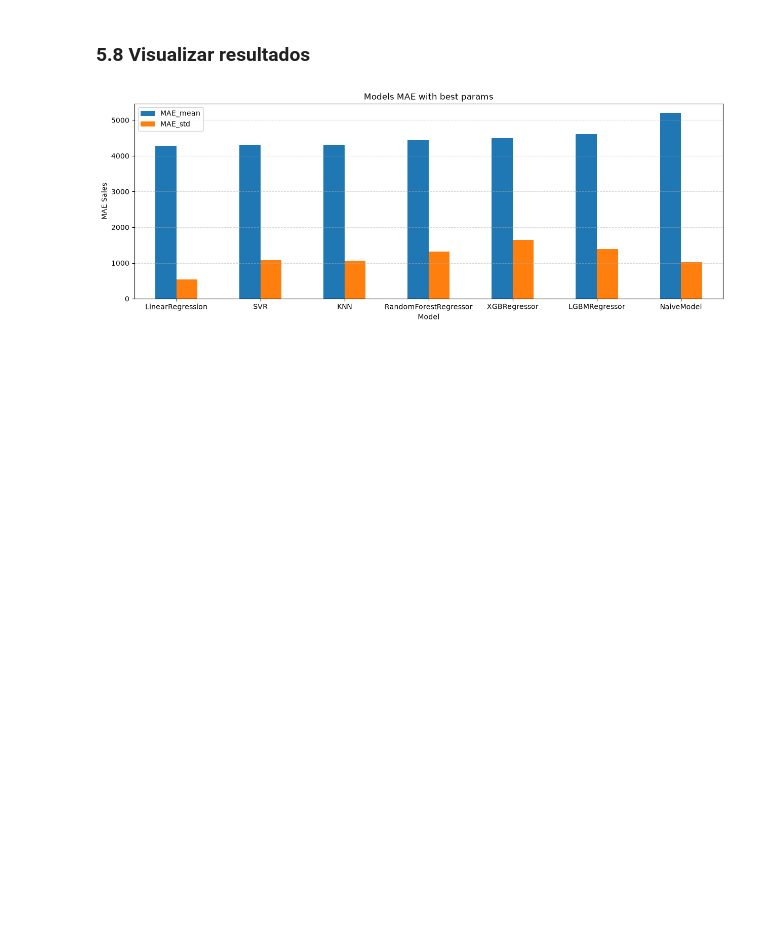
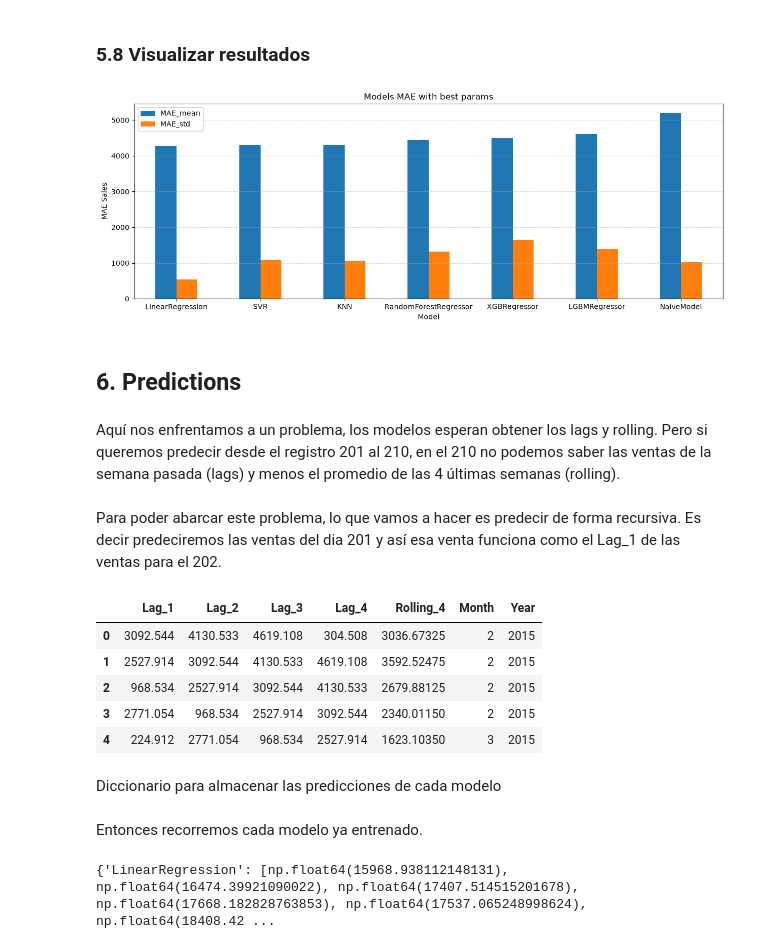
Before and after one commit to charligram/1_analisis_ventas, a Jupyter notebook: notebooks/03_modeling.ipynb, the cells around one changed output. Drawn from its saved outputs; the diff is of its cells as text; code cells hidden in the pictures; blank space fills up the shorter version.

Commit message:
Save predictions in test

```diff
--- a/notebooks/03_modeling.ipynb
+++ b/notebooks/03_modeling.ipynb
@@ -471,3 +453,20 @@ plt.tick_params(rotation=0)
 plt.show()
 # %% [output]
 [figure]
+# %% [markdown]
+## 6. Predictions
+# %% [markdown]
+Aquí nos enfrentamos a un problema, los modelos esperan obtener los lags y rolling. Pero si queremos predecir desde el registro 201 al 210, en el 210 no podemos saber las ventas de la semana pasada (lags) y menos el promedio de las 4 últimas semanas (rolling).
+# %% [markdown]
+Para poder abarcar este problema, lo que vamos a hacer es predecir de forma recursiva. Es decir predeciremos las ventas del dia 201 y así esa venta funciona como el Lag_1 de las ventas para el 202.
+# %%
+X_train.head()
+# %% [output]
+|  | Lag_1 | Lag_2 | Lag_3 | Lag_4 | Rolling_4 | Month | Year |
+| 0 | 3092.544 | 4130.533 | 4619.108 | 304.508 | 3036.67325 | 2 | 2015 |
+| 1 | 2527.914 | 3092.544 | 4130.533 | 4619.108 | 3592.52475 | 2 | 2015 |
+| 2 | 968.534 | 2527.914 | 3092.544 | 4130.533 | 2679.88125 | 2 | 2015 |
+| 3 | 2771.054 | 968.534 | 2527.914 | 3092.544 | 2340.01150 | 2 | 2015 |
+| 4 | 224.912 | 2771.054 | 968.534 | 2527.914 | 1623.10350 | 3 | 2015 |
+# %% [markdown]
+Diccionario para almacenar las predicciones de cada modelo
@@ -473,0 +482,46 @@ plt.show()
+# %% [markdown]
+Entonces recorremos cada modelo ya entrenado.
+# %%
+for model_name, model_object in models_trained.items():
+    # Historial de ventas, digamos que tenemos las ventas desde la 0 a la 200
+    historial = list(y_train)
+
+    # Del DataFrame obtenemos tales fechas que queremos predecir
+    fechas_prediccion = df['Order Date'].iloc[-(len(y_test)):]
+
+    # Sabemos que predeciremos las 10 semanas siguientes, pero por términos de reproducción haremos este proceso
+    # tantas veces como el largo del test, asi la primera vez que entra es para predecir la primera semana
+    for i in range(len(y_test)):
+
+        # Creamos el DataFrame para predecir la siguiente semana
+        X_info = pd.DataFrame({
+            # Lags (ventas de x semanas antes)
+            'Lag_1': [historial[-1]],
+            'Lag_2': [historial[-2]],
+            'Lag_3': [historial[-3]],
+            'Lag_4': [historial[-4]],
+            # Promedio de las 4 semanas anteriores
+            'Rolling_4': [np.mean(historial[-4:])],
+            # Mes y año del registro que se esta recorriendo que se quiere predecir
+            'Month': fechas_prediccion.iloc[i].month,
+            'Year': fechas_prediccion.iloc[i].year
+        })
+
+        # Conociendo las ventas de las semanas pasadas (Lag_1, Lag_2...) el promedio, el mes a predecir y el año
+        # podemos generar una predicción
+        # Ojo, recordar que como estamos haciendo predict, el modelo devuelve un array de numpy (porque aunque estemos
+        # prediciendo 1 sola semana, podria predecir varias semanas al mismo tiempo, entonces lo que hay que hacer
+        # es pedirle a array que devolvió, el primer elemento)
+        prediction = model_object.predict(X_info)[0]
+
+        # La primera vez que entra a este loop, se predica la "semana 201"
+        # Por lo que ahora podemos guardar esa predicción en el historial, asi cuando vuelva a entrar en este loop
+        # para predecir la semana 202, el historial[-1] ya de por si va a ser lo predicho en la semana 201
+        historial.append(prediction)
+
+        # Ahora guardamos en el diccionario de predicciones cada prediccion del modelo
+        models_predictions_dict[model_name].append(prediction)
+
+print(models_predictions_dict)
+# %% [output]
+{'LinearRegression': [np.float64(15968.938112148131), np.float64(16474.39921090022), np.float64(17407.514515201678), np.float64(17668.182828763853), np.float64(17537.065248998624), np.float64(18408.42 ...
```
Also changed, not shown: parts of 2 cells of this notebook.
